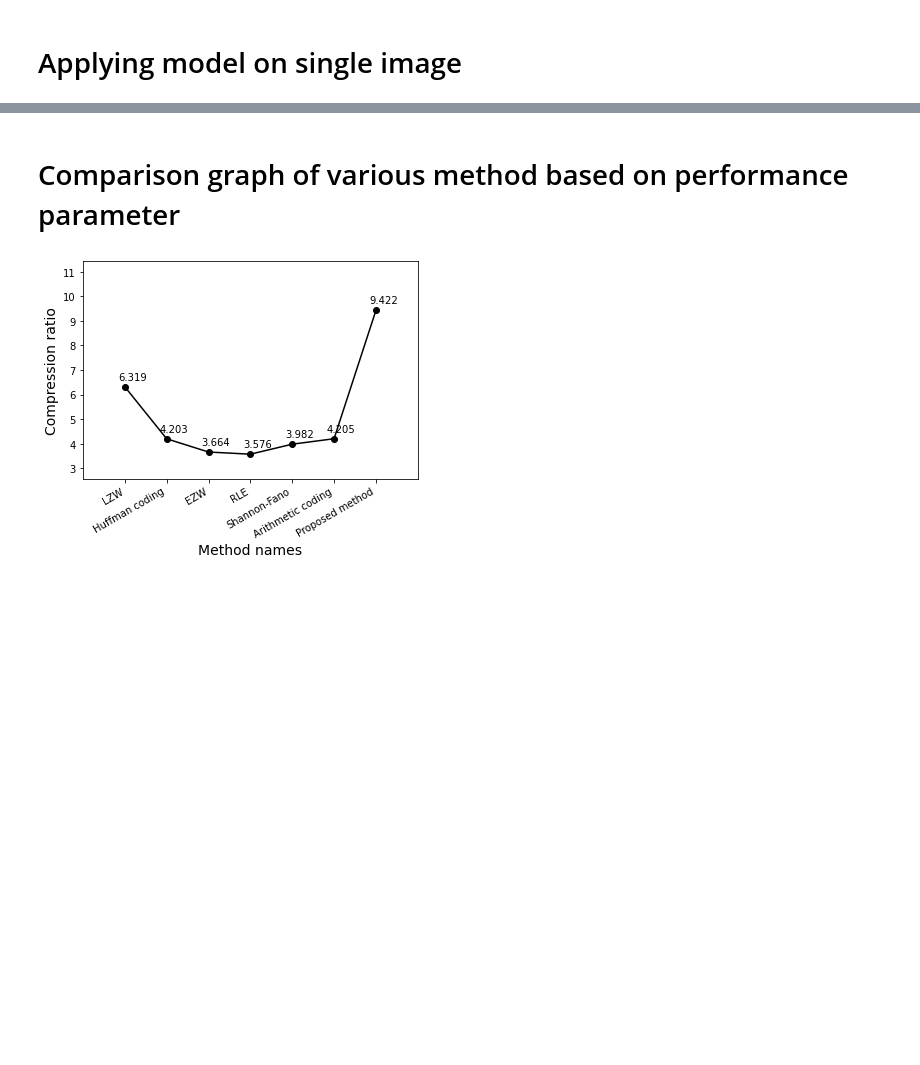
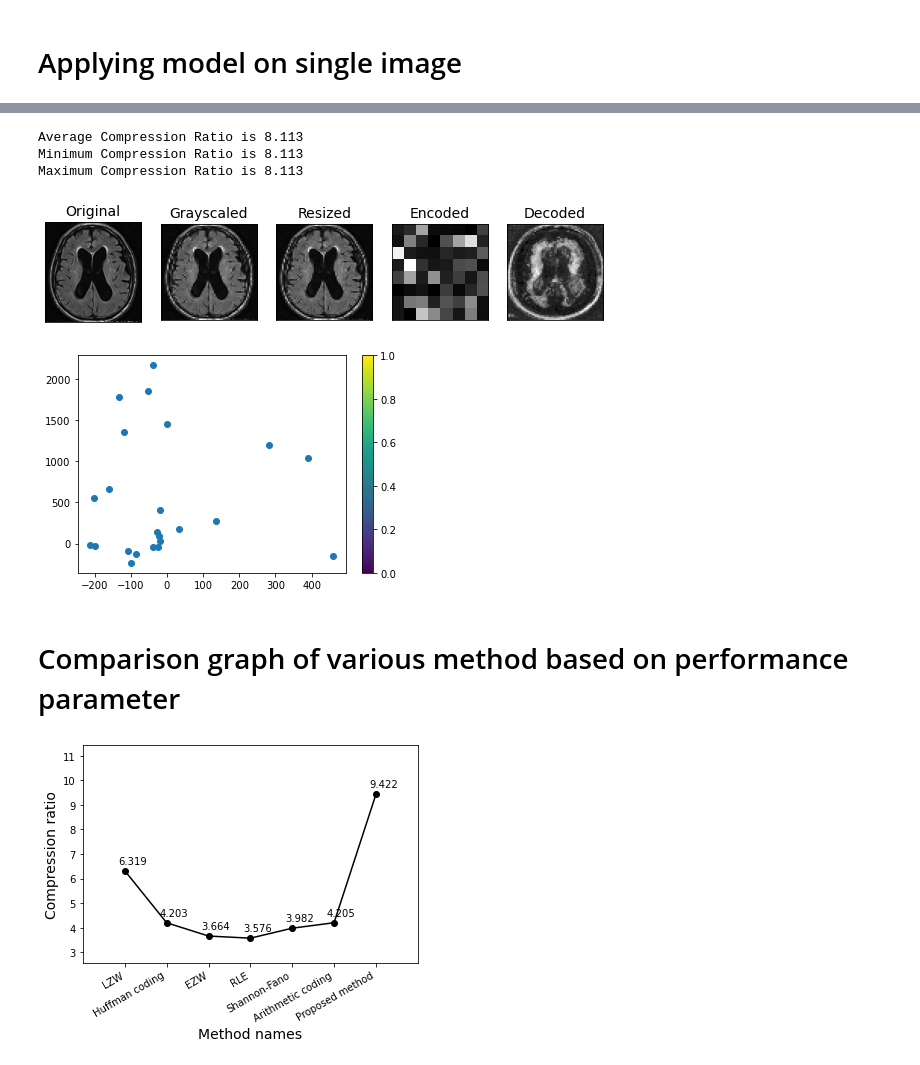
Before and after one commit to tirtharajsinha/Autoencoder_for_image_compression, a Jupyter notebook: Autoencoder.V.2 for image compression using Deep learning.ipynb, the cells around one changed output, grey strips where cells are left out. Saved outputs shown, nothing was run; the diff lists cells and outputs as text; code cells hidden in the pictures; blank space fills up the shorter version.

```diff
--- a/Autoencoder.V.2 for image compression using Deep learning.ipynb
+++ b/Autoencoder.V.2 for image compression using Deep learning.ipynb
@@ -1000,3 +1000,11 @@ Maximum Compression Ratio is 8.4
+# %%
+pred_loose_img(img_relative_path=r"/yes/10.jpg")
+# %% [output]
+Average Compression Ratio is 8.113
+Minimum Compression Ratio is 8.113
+Maximum Compression Ratio is 8.113
+[figure, added]
+[figure, added]
 # %% [markdown]
 # Comparison graph of various method based on performance parameter
 # %%
```
Also changed, not shown: parts of 10 cells of this notebook.
